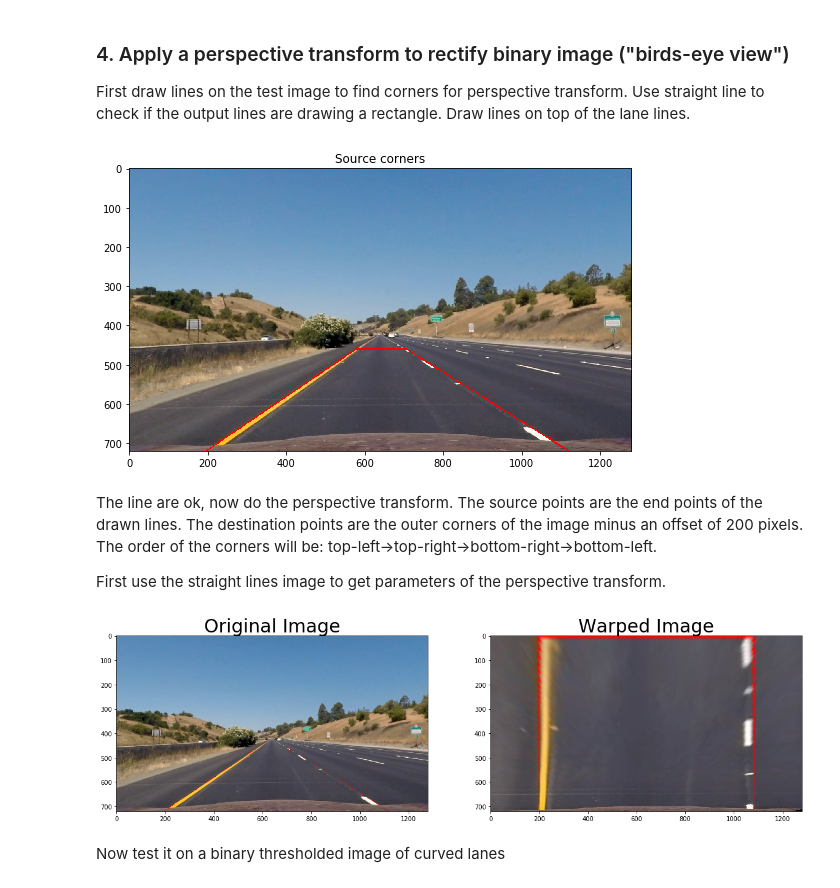
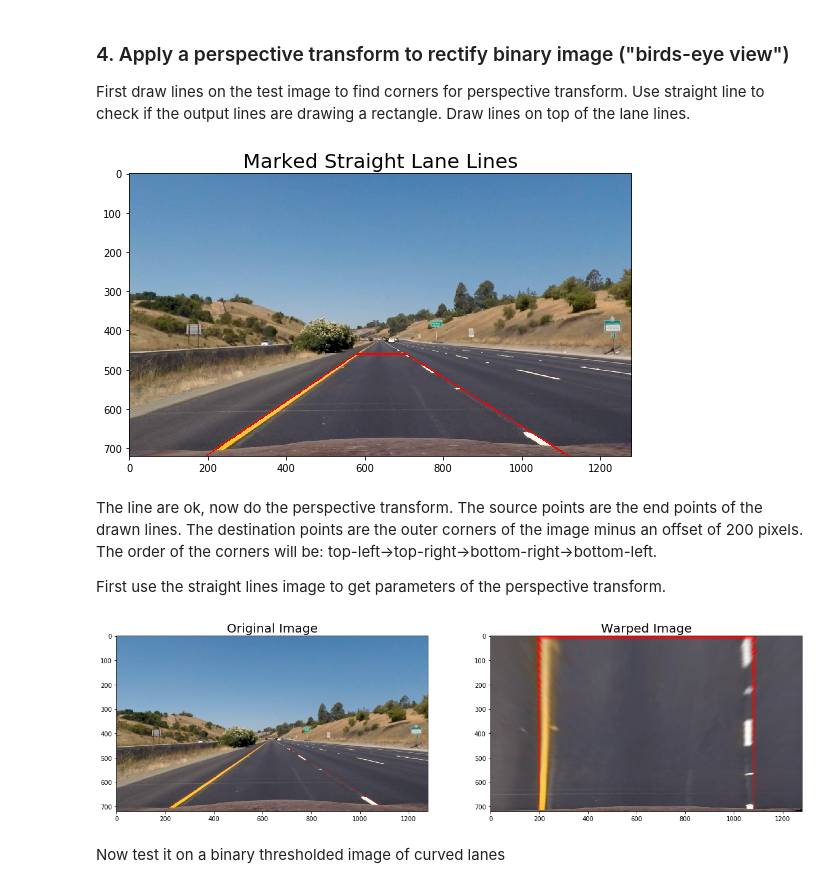
Before and after one commit to ek8203/CarND-Advanced-Lane-Lines, a Jupyter notebook: advanced_lane_finding.ipynb, the cells around one changed output. Drawn from its saved outputs; the diff is of its cells as text; code cells hidden in the pictures.

```diff
--- a/advanced_lane_finding.ipynb
+++ b/advanced_lane_finding.ipynb
@@ -167,16 +165,16 @@ import matplotlib.pyplot as plt
 def plt_one(image, title = None, cmap=None):
     figure, ax = plt.subplots(figsize=(9, 6))
     ax.imshow(image, cmap=cmap)
-    ax.set_title(title)
+    ax.set_title(title, fontsize=20)
     plt.show()
     return figure
 
 def plt_two(image_1, image_2, title_1 = None, title_2 = None, cmap=None):
     figure, (ax1, ax2) = plt.subplots(1, 2, figsize=(20,10))
     ax1.imshow(image_1)
-    ax1.set_title(title_1, fontsize=30)
+    ax1.set_title(title_1, fontsize=20)
     ax2.imshow(image_2, cmap=cmap)
-    ax2.set_title(title_2, fontsize=30)
+    ax2.set_title(title_2, fontsize=20)
     plt.show()
     return figure
 # %% [markdown]
@@ -376,35 +411,35 @@ def mark_lines(image, col=[255,0,0], thick=1):
 
 # Define corner points and save inthe line instance
 # top-left
 tl_x = 578
 tl_y = 460
 line.src_tl = (tl_x, tl_y)
 
 # top-right
 tr_x = 705
 tr_y = 460
 line.src_tr = (tr_x, tr_y)
 
 # bottom-right
 br_x = 1120
 br_y = image.shape[0]
 line.src_br = (br_x, br_y)
 
 # bottom-left
 bl_x = 195
 bl_y = image.shape[0]
 line.src_bl = (bl_x, bl_y)
 
 # Test mark lines on the image
 marked_image = mark_lines(undist, thick=2)
 
 # Visualize mark lines
-figure = plt_one(marked_image, "Source corners")
+figure = plt_one(marked_image, "Marked Straight Lane Lines")
 plt.close(figure)    # close the figure
 figure.savefig('output_images/mark_straight_lines.jpg')   # save the figure to file
 plt.close(figure)    # close the figure
 # %% [output]
-[figure, old version]
+[figure, new version]
 # %% [markdown]
 The line are ok, now do the perspective transform. The source points are the end points of the drawn lines. The destination points are the outer corners of the image minus an offset of 200 pixels. The order of the corners will be: top-left->top-right->bottom-right->bottom-left.
 
@@ -450,7 +485,7 @@ figure = plt_two(marked_image, warped, 'Original Image', 'Warped Image')
 figure.savefig('output_images/test_warped.jpg')   # save the figure to file
 plt.close(figure)    # close the figure
 # %% [output]
-[figure, old version]
+[figure, new version]
 # %% [markdown]
 Now test it on a binary thresholded image of curved lanes
 # %%
```
Also changed, not shown: parts of 22 cells of this notebook.
